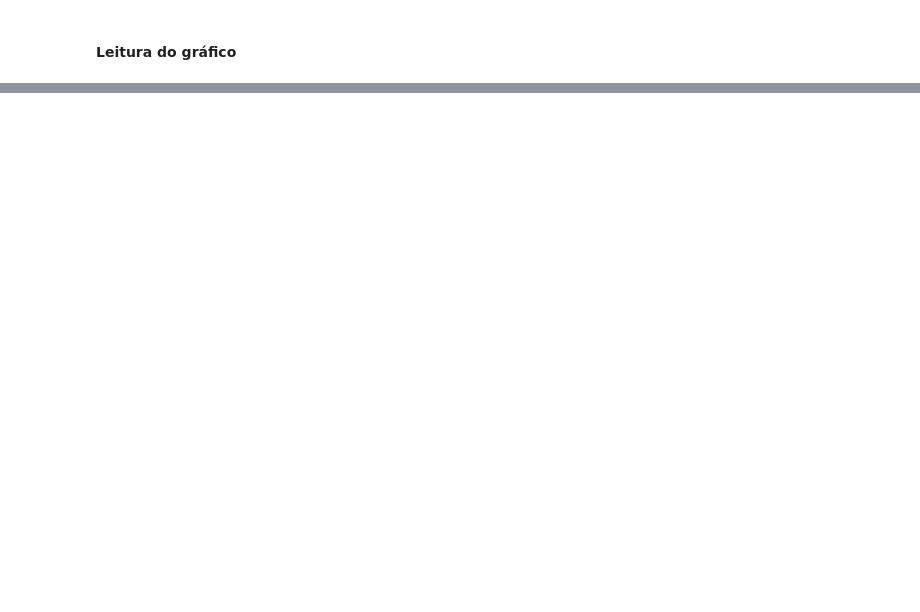
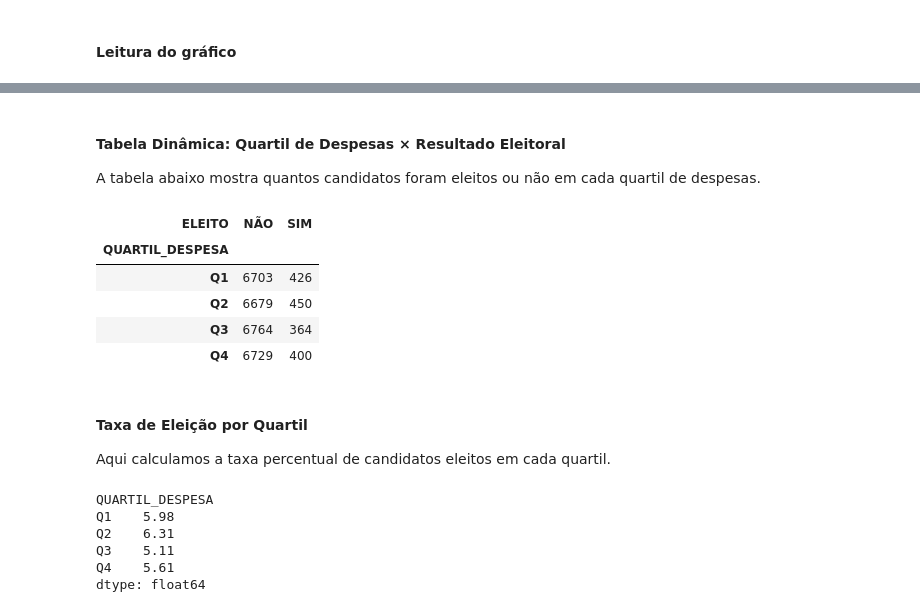
Before and after one commit to fj098/CAIXAVERSO_DFF, a Jupyter notebook: Projeto_Final_TSE_2022/notebook/RASCUNHO_Projeto_Final_TSE_2022.ipynb, the cells around one changed output, grey strips where cells are left out. Cells and saved outputs as stored; diff of their text form; code cells hidden in the pictures; blank space fills up the shorter version.

```diff
--- a/Projeto_Final_TSE_2022/notebook/RASCUNHO_Projeto_Final_TSE_2022.ipynb
+++ b/Projeto_Final_TSE_2022/notebook/RASCUNHO_Projeto_Final_TSE_2022.ipynb
@@ -251 +407,3 @@ Observação: resultado com erro.
+# %%
+df_merge['DESPESA_RANK'] = df_merge['VR_DESPESA_MAX_CAMPANHA'].rank(method='first')
 # %%
@@ -363,0 +606,18 @@ print('Conclusão:', por_raca.index[0], 'é a categoria mais frequente, com', pe
+# %%
+print("Diagnóstico inicial da variável VR_DESPESA_MAX_CAMPANHA:")
+print(df_merge['VR_DESPESA_MAX_CAMPANHA'].describe().round(2))
+print("\nValores faltantes:", df_merge['VR_DESPESA_MAX_CAMPANHA'].isna().sum())
+
+Q1 = df_merge['VR_DESPESA_MAX_CAMPANHA'].quantile(0.25)
+Q3 = df_merge['VR_DESPESA_MAX_CAMPANHA'].quantile(0.75)
+IQR = Q3 - Q1
+
+limite_inferior = Q1 - 1.5 * IQR
+limite_superior = Q3 + 1.5 * IQR
+
+outliers = df_merge[
+    (df_merge['VR_DESPESA_MAX_CAMPANHA'] < limite_inferior) |
+    (df_merge['VR_DESPESA_MAX_CAMPANHA'] > limite_superior)
+]
+
+print("\nOutliers identificados:", len(outliers))
@@ -363,0 +668,35 @@ print('Conclusão:', por_raca.index[0], 'é a categoria mais frequente, com', pe
+# %% [markdown]
+#### Tabela Dinâmica: Quartil de Despesas × Resultado Eleitoral
+
+A tabela abaixo mostra quantos candidatos foram eleitos ou não em cada quartil de despesas.
+# %%
+pivot = df_merge.pivot_table(
+    index='QUARTIL_DESPESA',
+    columns='ELEITO',
+    values='SQ_CANDIDATO',
+    aggfunc='count',
+    fill_value=0
+)
+
+display(pivot)
+# %% [output]
+| ELEITO | NÃO | SIM |
+| QUARTIL_DESPESA |  |  |
+| Q1 | 6703 | 426 |
+| Q2 | 6679 | 450 |
+| Q3 | 6764 | 364 |
+| Q4 | 6729 | 400 |
+# %% [markdown]
+#### Taxa de Eleição por Quartil
+
+Aqui calculamos a taxa percentual de candidatos eleitos em cada quartil.
+# %%
+taxa = (pivot['SIM'] / pivot.sum(axis=1) * 100).round(2)
+print(taxa)
+# %% [output]
+QUARTIL_DESPESA
+Q1    5.98
+Q2    6.31
+Q3    5.11
+Q4    5.61
+dtype: float64
```
Also changed, not shown: parts of 38 cells of this notebook.
